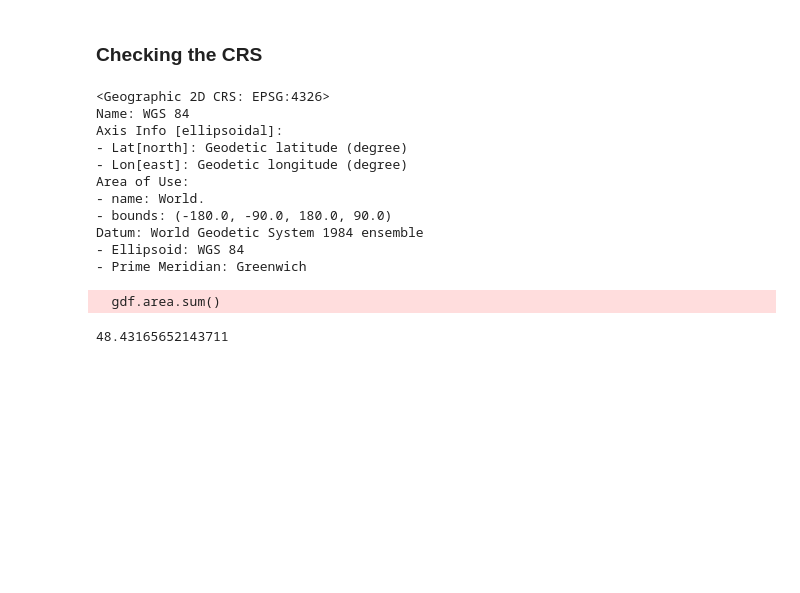
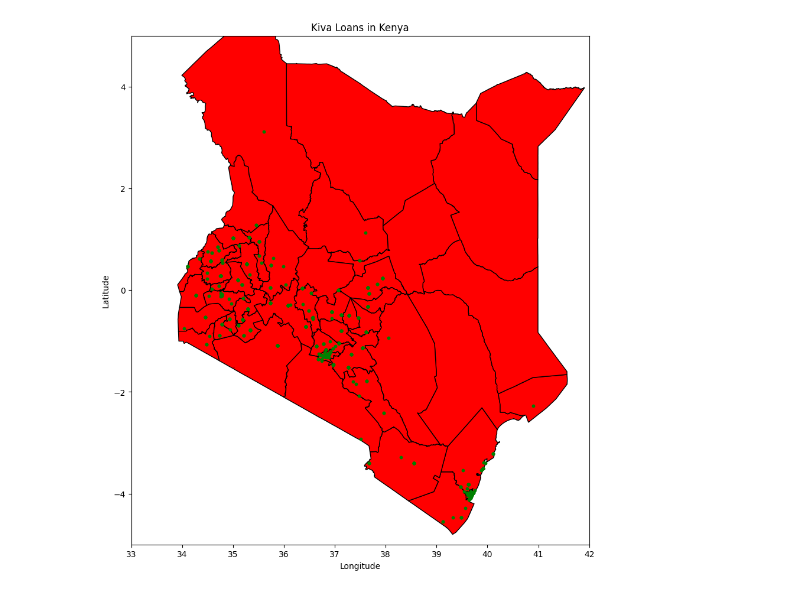
Before and after one commit to Lorraine254/SpatialDataScience, a Jupyter notebook: intro.ipynb, the cells around one changed output. Cells and saved outputs as stored; diff of their text form; code cells hidden in the pictures; blank space fills up the shorter version.

Commit message:
Recruitment strategy for Kiva in  Kenya

```diff
--- a/intro.ipynb
+++ b/intro.ipynb
@@ -9,0 +41,6 @@ import matplotlib.pyplot as plt
+# %%
+#loading the data - shapefile of Kiva Loans
+world_loans =gpd.read_file("kiva_loans.shp")
+
+# first five rows
+world_loans.head(8)
@@ -9,0 +78,4 @@ import matplotlib.pyplot as plt
+# %%
+# Filtering - loans based in Kenya
+Kenya_Loans = world_loans[world_loans['country']== 'Kenya']
+Kenya_Loans
@@ -10,5 +102,5 @@ import matplotlib.pyplot as plt
 # %%
 # loading the geojson file
-gdf = gpd.read_file('Flood_signs.geojson')
-gdf.head()
+kenya_boundaries = gpd.read_file('counties.geojson')
+kenya_boundaries.head()
 # %% [output]
@@ -103,21 +113,17 @@ gdf.explore("area", legend=False,cmap='Dark2_r')
-# %% [markdown]
-### Checking the CRS
-# %%
-gdf.crs
-# %% [output]
-<Geographic 2D CRS: EPSG:4326>
-Name: WGS 84
-Axis Info [ellipsoidal]:
-- Lat[north]: Geodetic latitude (degree)
-- Lon[east]: Geodetic longitude (degree)
-Area of Use:
-- name: World.
-- bounds: (-180.0, -90.0, 180.0, 90.0)
-Datum: World Geodetic System 1984 ensemble
-- Ellipsoid: WGS 84
-- Prime Meridian: Greenwich
-# %%
-gdf.area.sum()
-# %% [output]
-  gdf.area.sum()
-48.43165652143711
+# %%
+fig, ax =plt.subplots(figsize=(10,20))
+kenya_boundaries.plot(ax=ax,color ='red',edgecolor='black')
+Kenya_Loans.plot(ax=ax,color='green',markersize=10)
+
+# Set the axis limits to focus on Kenya
+ax.set_xlim(33, 42)  # Longitude bounds for Kenya
+ax.set_ylim(-5, 5)   # Latitude bounds for Kenya
+
+# Set plot title and labels
+plt.title('Kiva Loans in Kenya')
+plt.xlabel('Longitude')
+plt.ylabel('Latitude')
+
+plt.show()
+# %% [output]
+[figure, added]
```
Also changed, not shown: parts of 25 cells of this notebook, 5 other files.
